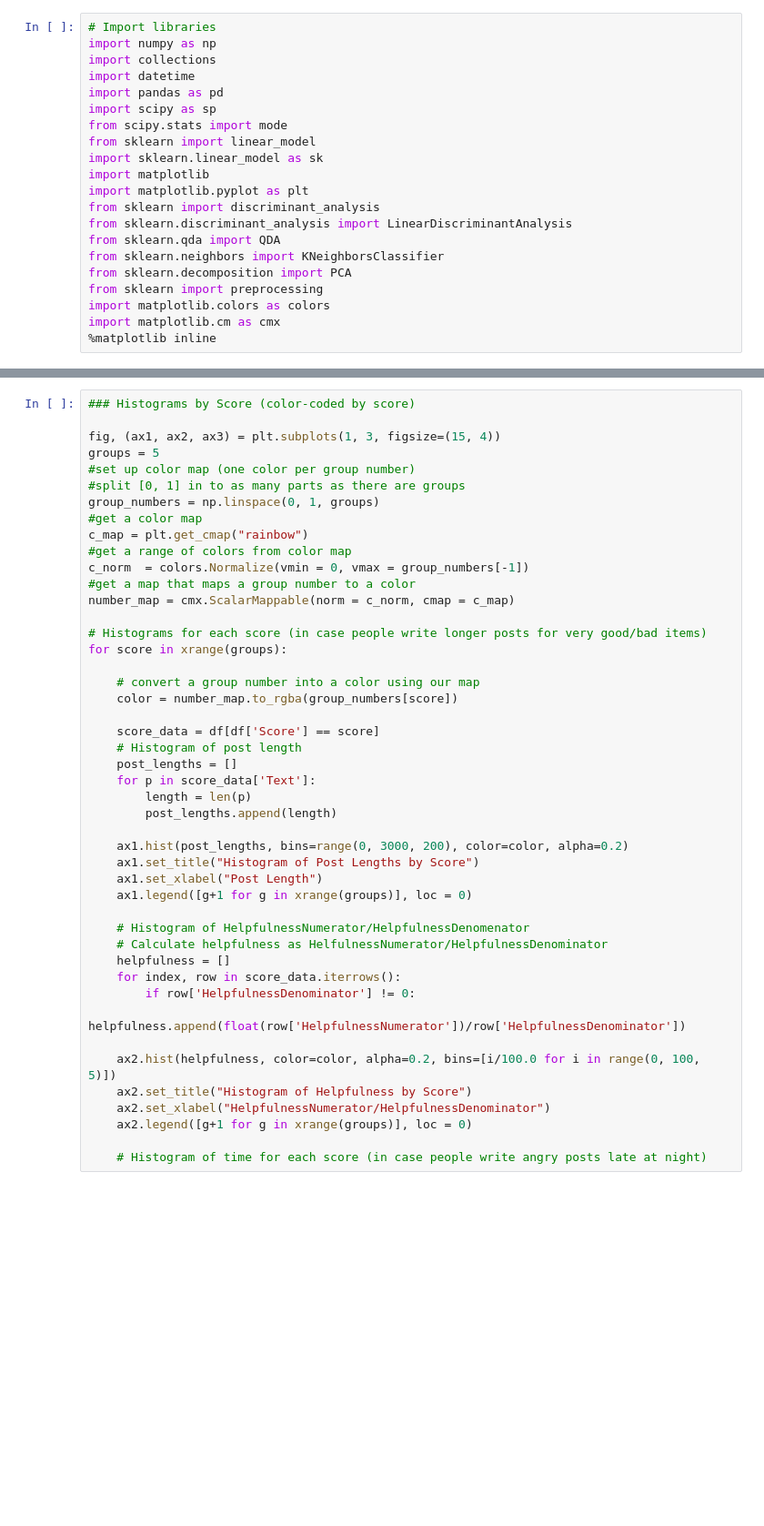
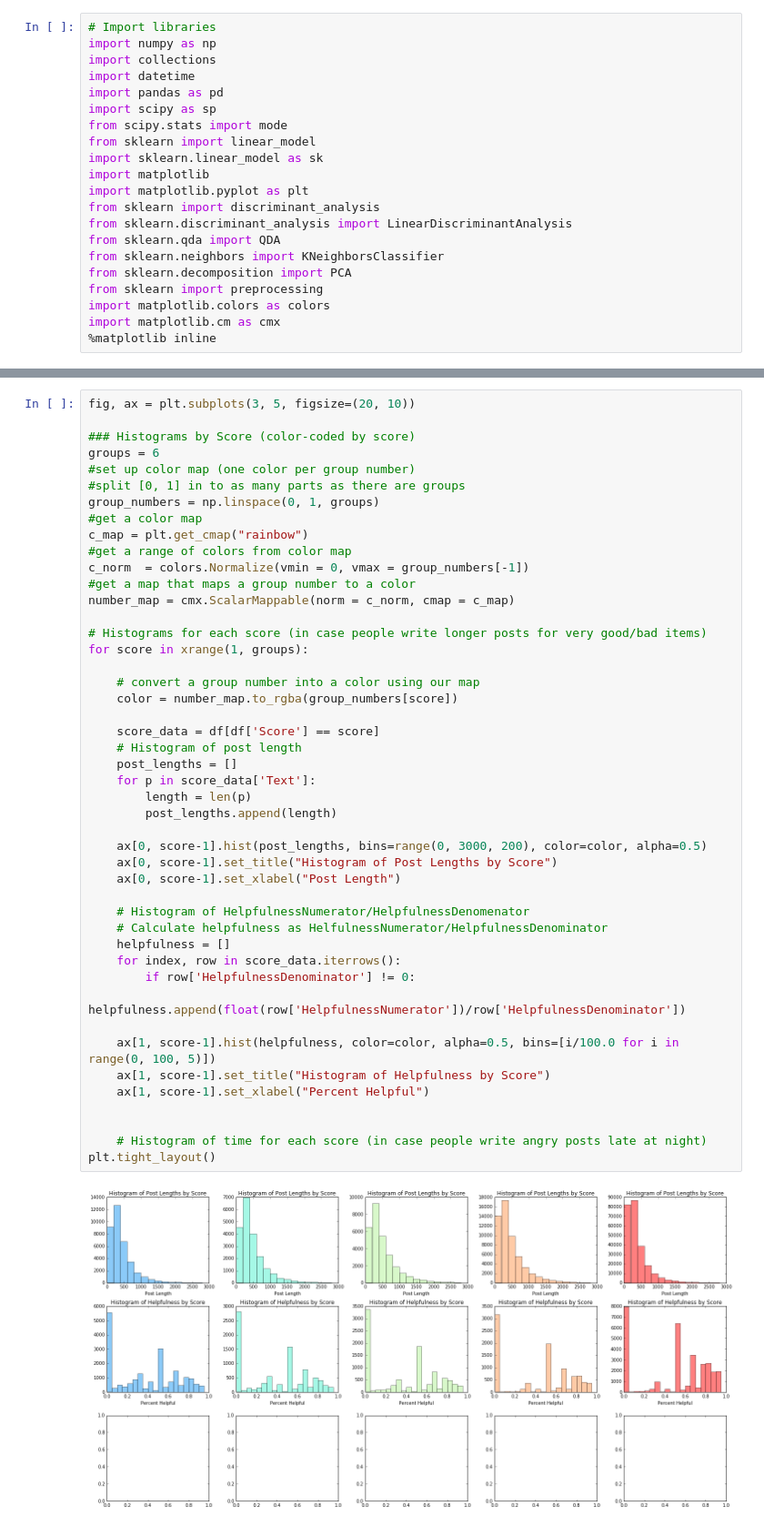
Before and after one commit to mkane12/CS109a_Final_Project, a Jupyter notebook: python/Milestone_3_Score_Breakdowns.ipynb, the cells around one changed output, grey strips where cells are left out. Shown at 91% size. Saved outputs shown, nothing was run; the diff lists cells and outputs as text; blank space fills up the shorter version.

Commit message:
Modified Score Breakdowns for interpretability

```diff
--- a/python/Milestone_3_Score_Breakdowns.ipynb
+++ b/python/Milestone_3_Score_Breakdowns.ipynb
@@ -33,48 +33,50 @@ df.head(n=5)
 | 4 | B000UA0QIQ | A395BORC6FGVXV | Karl | 3 | 3 | 2 | 1307923200 | ... |
 | 5 | B006K2ZZ7K | A1UQRSCLF8GW1T | Michael D. Bigham "M. Wassir" | 0 | 0 | 5 | 1350777600 | ... |
 # %%
+fig, ax = plt.subplots(3, 5, figsize=(20, 10))
+
 ### Histograms by Score (color-coded by score)
-
-fig, (ax1, ax2, ax3) = plt.subplots(1, 3, figsize=(15, 4))
-groups = 5
+groups = 6
 #set up color map (one color per group number)
 #split [0, 1] in to as many parts as there are groups
 group_numbers = np.linspace(0, 1, groups)
 #get a color map
 c_map = plt.get_cmap("rainbow")
 #get a range of colors from color map
 c_norm  = colors.Normalize(vmin = 0, vmax = group_numbers[-1])
 #get a map that maps a group number to a color
 number_map = cmx.ScalarMappable(norm = c_norm, cmap = c_map)
 
 # Histograms for each score (in case people write longer posts for very good/bad items)
-for score in xrange(groups):
+for score in xrange(1, groups):
 
     # convert a group number into a color using our map
     color = number_map.to_rgba(group_numbers[score])
 
     score_data = df[df['Score'] == score]
     # Histogram of post length
     post_lengths = []
     for p in score_data['Text']:
         length = len(p)
         post_lengths.append(length)
 
-    ax1.hist(post_lengths, bins=range(0, 3000, 200), color=color, alpha=0.2)
-    ax1.set_title("Histogram of Post Lengths by Score")
-    ax1.set_xlabel("Post Length")
-    ax1.legend([g+1 for g in xrange(groups)], loc = 0)
+    ax[0, score-1].hist(post_lengths, bins=range(0, 3000, 200), color=color, alpha=0.5)
+    ax[0, score-1].set_title("Histogram of Post Lengths by Score")
+    ax[0, score-1].set_xlabel("Post Length")
 
     # Histogram of HelpfulnessNumerator/HelpfulnessDenomenator
     # Calculate helpfulness as HelfulnessNumerator/HelpfulnessDenominator
     helpfulness = []
     for index, row in score_data.iterrows():
         if row['HelpfulnessDenominator'] != 0:
             helpfulness.append(float(row['HelpfulnessNumerator'])/row['HelpfulnessDenominator'])
 
-    ax2.hist(helpfulness, color=color, alpha=0.2, bins=[i/100.0 for i in range(0, 100, 5)])
-    ax2.set_title("Histogram of Helpfulness by Score")
-    ax2.set_xlabel("HelpfulnessNumerator/HelpfulnessDenominator")
-    ax2.legend([g+1 for g in xrange(groups)], loc = 0)
+    ax[1, score-1].hist(helpfulness, color=color, alpha=0.5, bins=[i/100.0 for i in range(0, 100, 5)])
+    ax[1, score-1].set_title("Histogram of Helpfulness by Score")
+    ax[1, score-1].set_xlabel("Percent Helpful")
+
 
     # Histogram of time for each score (in case people write angry posts late at night)
+plt.tight_layout()
+# %% [output]
+[figure, added]
```
